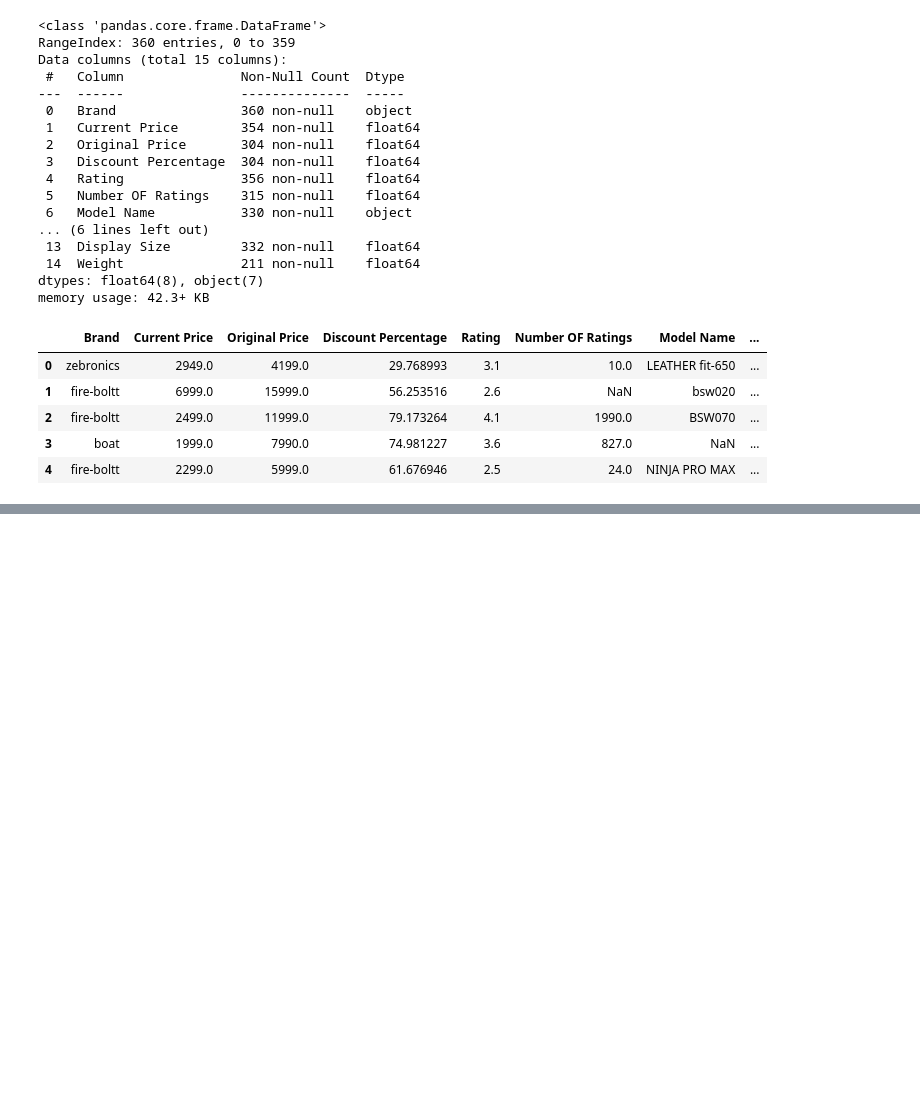
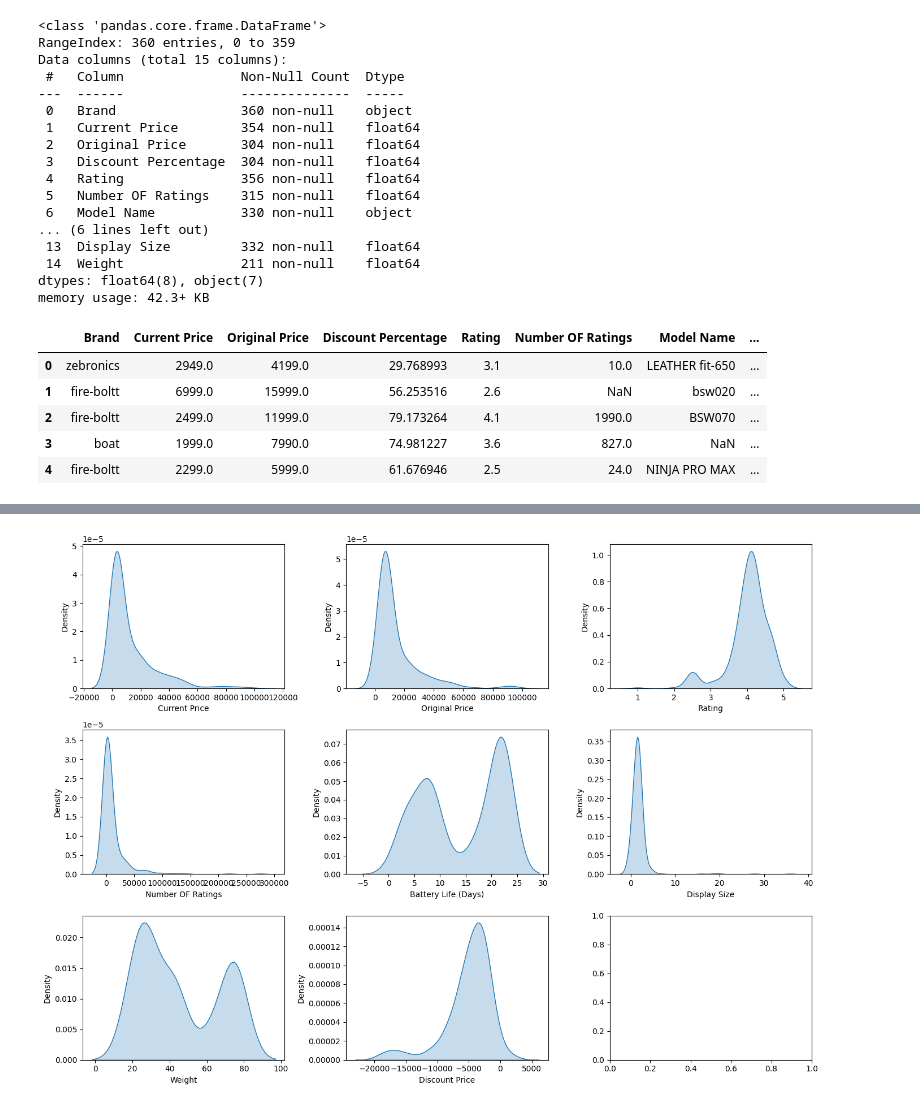
Before and after one commit to ShibilPM/Watch-price-pred-ML, a Jupyter notebook: notebook/feature_engineering.ipynb, the cells around one changed output, grey strips where cells are left out. Drawn from its saved outputs; the diff is of its cells as text; code cells hidden in the pictures; blank space fills up the shorter version.

Commit message:
feature engineering on numerical data

```diff
--- a/notebook/feature_engineering.ipynb
+++ b/notebook/feature_engineering.ipynb
@@ -146,3 +176,7 @@ train_df.head()
 | 2 | fire-boltt | 2499.0 | 11999.0 | 79.173264 | 4.1 | 1990.0 | BSW070 | ... |
 | 3 | boat | 1999.0 | 7990.0 | 74.981227 | 3.6 | 827.0 | NaN | ... |
 | 4 | fire-boltt | 2299.0 | 5999.0 | 61.676946 | 2.5 | 24.0 | NINJA PRO MAX | ... |
+# %%
+train_df['Discount Price']=(train_df['Original Price'] * (-train_df['Discount Percentage'])) / 100
+# %%
+train_df.drop(['Discount Percentage'], axis=1, inplace=True)
@@ -148,0 +192,3 @@ train_df.head()
+# %%
+numerical_col = [feature for feature in train_df.columns if train_df[feature].dtype != 'object']
+numerical_col
@@ -148,0 +224,14 @@ train_df.head()
+# %%
+fig, axes = plt.subplots(nrows=3, ncols=3, figsize=(14, 10))
+
+for i, colum in enumerate(numerical_col):
+    row = i // 3
+    col = i % 3
+    ax= axes[row, col]
+    sns.kdeplot(data=train_df[colum], ax=ax, fill=True)
+    ax.set_xlabel(colum)
+
+fig.tight_layout()
+plt.show()
+# %% [output]
+[figure, added]
```
Also changed, not shown: parts of 29 cells of this notebook.
